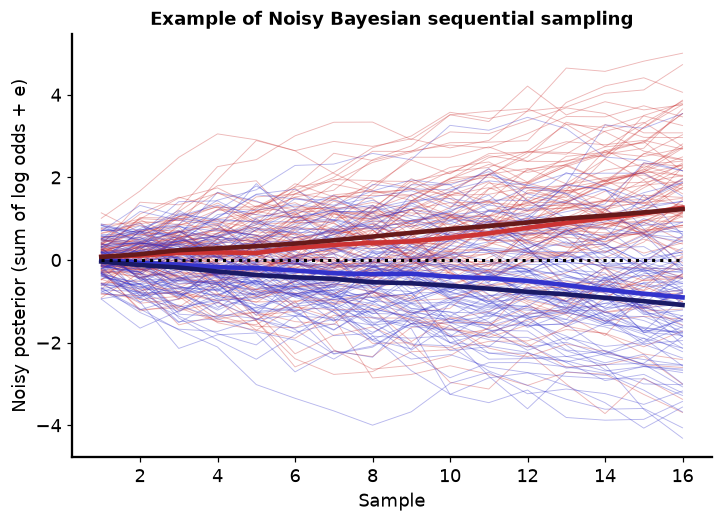
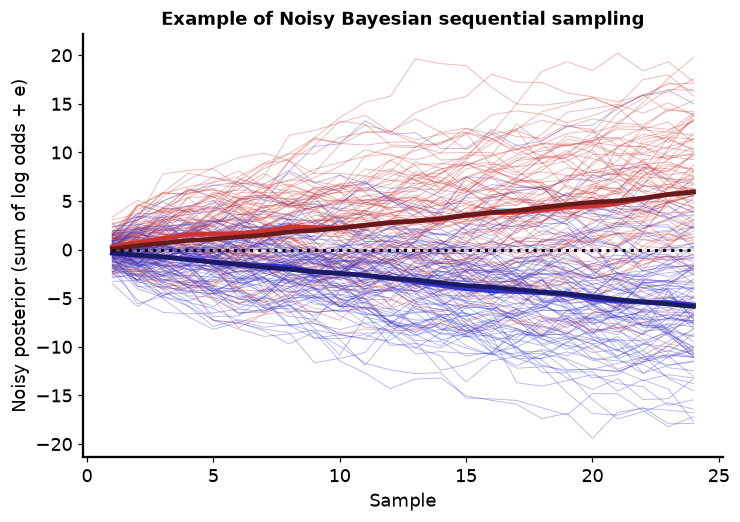
The change to this notebook cell's code, shown as a diff; its figure went from the first image to the second:
--- before
+++ after
@@ -27,5 +27,5 @@
 
 # --- simulate ntrials of each distribution, nsamples orientations per trial ---
-nsamples = 16     # 👈 samples (moments) per trial
+nsamples = 24     # 👈 samples (moments) per trial
 ntrials  = 100    # 👈 trials per distribution
 pA, pB = Adist / Adist.sum(), Bdist / Bdist.sum()
@@ -34,15 +34,16 @@
 trials  = np.vstack([Atrials, Btrials])          # first half A, second half B
 
-# the evidence (Von Mises likelihood) for each sample under A and under B
-evA = vm(trials, A_mean)
-evB = vm(trials, B_mean)
+# the log-likelihood of each sample under A and under B: log p(theta | .) is
+# proportional to kappa*cos(2*(theta - mu)), so we can compute it directly
+evA = kappa * np.cos(2 * (trials - A_mean))
+evB = kappa * np.cos(2 * (trials - B_mean))
 x = np.arange(1, nsamples + 1)
 red, blue = (0.8, 0.2, 0.2), (0.2, 0.2, 0.8)
 
-# the optimal observer accumulates the evidence perfectly
+# the optimal observer accumulates the log-likelihoods perfectly
 optimalEvidence = np.cumsum(evA, axis=1) - np.cumsum(evB, axis=1)
 
-# the human observer's evidence is corrupted by inference noise
-noise_sigma = 0.25     # HAND standard deviation of the inference noise
+# the human observer's log-likelihood is corrupted by inference noise
+noise_sigma = 0.8      # HAND standard deviation of the inference noise
 humanEvidenceA = evA + rng.normal(0, noise_sigma, evA.shape)
 humanEvidenceB = evB + rng.normal(0, noise_sigma, evB.shape)
@@ -71,4 +72,4 @@
 ax.plot(x, pcorrOptimal, color=darkblue, lw=2, label="Optimal")
 ax.set(xlabel="Sample", ylabel="Proportion correct")
-ax.legend()
+ax.legend(loc="upper left")
 plt.show()

Commit: Bayesian sequential sampling: compute log-likelihood directly + typo fixes